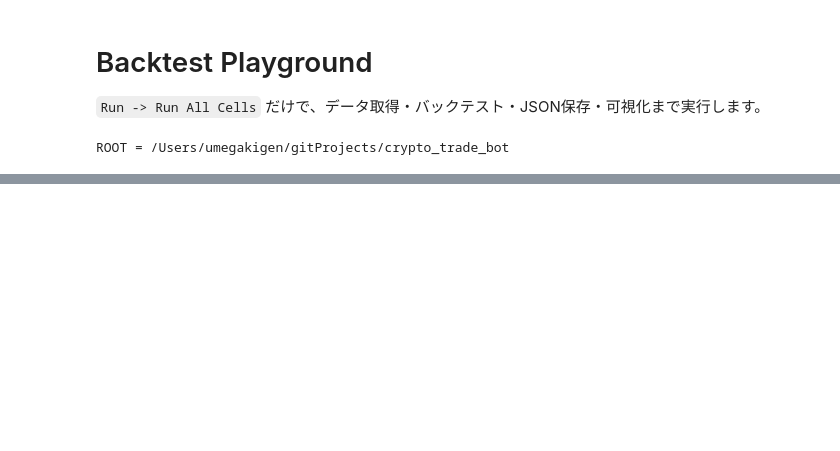
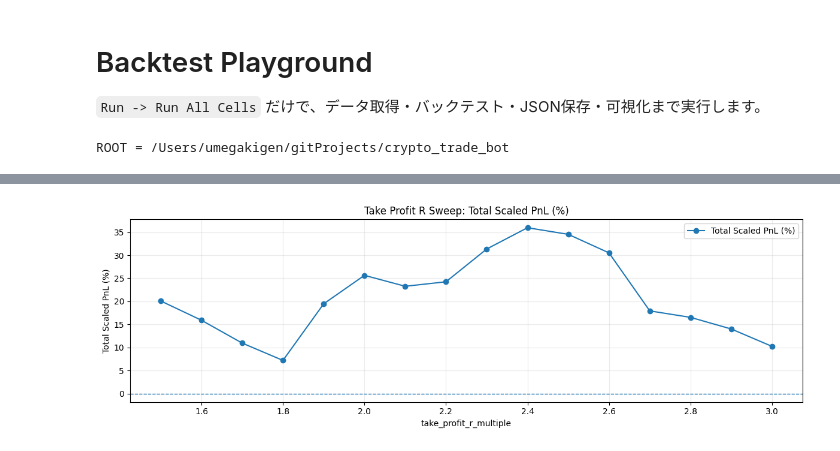
Before and after one commit to genpsp/crypto_trade_bot, a Jupyter notebook: research/notebooks/backtest_playground.ipynb, the cells around one changed output, grey strips where cells are left out. Cells and saved outputs as stored; diff of their text form; code cells hidden in the pictures; blank space fills up the shorter version.

```diff
--- a/research/notebooks/backtest_playground.ipynb
+++ b/research/notebooks/backtest_playground.ipynb
@@ -167,0 +209,85 @@ report_json['summary']
+# %%
+# TP_R_SWEEP
+from copy import deepcopy
+
+from research.src.adapters.csv_bar_repository import read_bars_from_csv
+from research.src.domain.backtest_engine import run_backtest
+from research.src.infra.research_config import load_bot_config
+
+R_SWEEP_START = 1.5
+R_SWEEP_END = 3.0
+R_SWEEP_STEP = 0.1
+
+def _build_r_values(start: float, end: float, step: float) -> list[float]:
+    values = []
+    index = 0
+    current = start
+    while current <= end + 1e-9:
+        values.append(round(current, 2))
+        index += 1
+        current = start + step * index
+    return values
+
+bars_for_sweep = read_bars_from_csv(CSV_PATH)
+base_config_for_sweep = load_bot_config(CONFIG_PATH)
+r_values = _build_r_values(R_SWEEP_START, R_SWEEP_END, R_SWEEP_STEP)
+
+tp_r_sweep_rows = []
+for r_value in r_values:
+    config_for_sweep = deepcopy(base_config_for_sweep)
+    config_for_sweep['exit']['take_profit_r_multiple'] = r_value
+    report_for_sweep = run_backtest(bars_for_sweep, config_for_sweep)
+    summary_for_sweep = report_for_sweep.summary
+    tp_r_sweep_rows.append({
+        'r_multiple': r_value,
+        'closed_trades': summary_for_sweep.closed_trades,
+        'win_rate_pct': summary_for_sweep.win_rate_pct,
+        'total_pnl_pct': summary_for_sweep.total_pnl_pct,
+        'total_scaled_pnl_pct': summary_for_sweep.total_scaled_pnl_pct,
+        'average_scaled_pnl_pct': summary_for_sweep.average_scaled_pnl_pct,
+    })
+
+print('[tp_r_sweep] range', {'start': R_SWEEP_START, 'end': R_SWEEP_END, 'step': R_SWEEP_STEP})
+for row in tp_r_sweep_rows:
+    print(row)
+
+best_by_scaled = max(tp_r_sweep_rows, key=lambda row: row['total_scaled_pnl_pct'])
+best_by_total = max(tp_r_sweep_rows, key=lambda row: row['total_pnl_pct'])
+print('[tp_r_sweep] best_by_total_scaled_pnl_pct', best_by_scaled)
+print('[tp_r_sweep] best_by_total_pnl_pct', best_by_total)
+
+x_values = [row['r_multiple'] for row in tp_r_sweep_rows]
+scaled_values = [row['total_scaled_pnl_pct'] for row in tp_r_sweep_rows]
+win_rate_values = [row['win_rate_pct'] for row in tp_r_sweep_rows]
+closed_trade_values = [row['closed_trades'] for row in tp_r_sweep_rows]
+
+plt.figure(figsize=(12, 4))
+plt.plot(x_values, scaled_values, marker='o', label='Total Scaled PnL (%)')
+plt.axhline(0, linestyle='--', linewidth=1)
+plt.title('Take Profit R Sweep: Total Scaled PnL (%)')
+plt.xlabel('take_profit_r_multiple')
+plt.ylabel('Total Scaled PnL (%)')
+plt.grid(alpha=0.25)
+plt.legend()
+plt.tight_layout()
+plt.show()
+
+fig, axis_left = plt.subplots(figsize=(12, 4))
+axis_left.plot(x_values, win_rate_values, marker='o', color='tab:blue', label='Win Rate (%)')
+axis_left.set_xlabel('take_profit_r_multiple')
+axis_left.set_ylabel('Win Rate (%)', color='tab:blue')
+axis_left.tick_params(axis='y', labelcolor='tab:blue')
+axis_left.grid(alpha=0.25)
+
+axis_right = axis_left.twinx()
+axis_right.plot(x_values, closed_trade_values, marker='s', color='tab:orange', label='Closed Trades')
+axis_right.set_ylabel('Closed Trades', color='tab:orange')
+axis_right.tick_params(axis='y', labelcolor='tab:orange')
+
+lines_left, labels_left = axis_left.get_legend_handles_labels()
+lines_right, labels_right = axis_right.get_legend_handles_labels()
+axis_left.legend(lines_left + lines_right, labels_left + labels_right, loc='best')
+plt.title('Take Profit R Sweep: Win Rate and Closed Trades')
+plt.tight_layout()
+plt.show()
+# %% [output]
@@ -167,0 +313 @@ report_json['summary']
+[figure, added]
```
Also changed, not shown: parts of 12 cells of this notebook, 12 other files.
